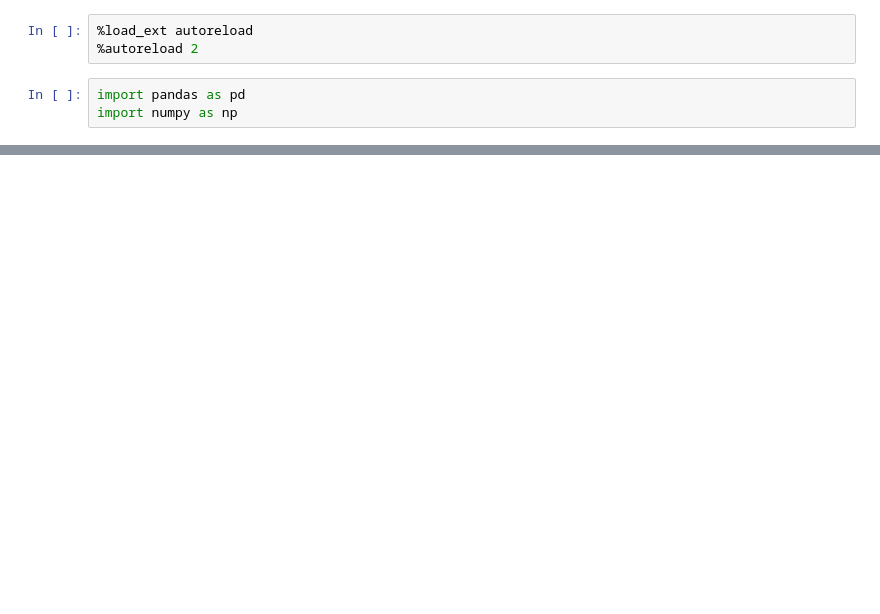
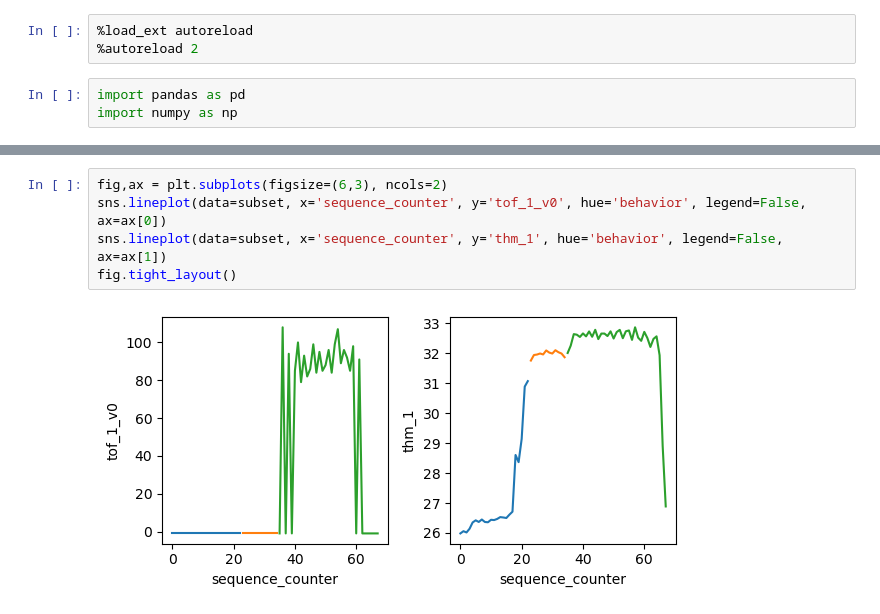
Before and after one commit to iguptasn/kaggle_cmi_bfrb, a Jupyter notebook: notebooks/test_notebook.ipynb, the cells around one changed output, grey strips where cells are left out. Cells and saved outputs as stored; diff of their text form; blank space fills up the shorter version.

```diff
--- a/notebooks/test_notebook.ipynb
+++ b/notebooks/test_notebook.ipynb
@@ -20,0 +58,7 @@ ModuleNotFoundError: No module named 'kaggle_evaluation'
+# %%
+fig,ax = plt.subplots(figsize=(6,3), ncols=2)
+sns.lineplot(data=subset, x='sequence_counter', y='tof_1_v0', hue='behavior', legend=False, ax=ax[0])
+sns.lineplot(data=subset, x='sequence_counter', y='thm_1', hue='behavior', legend=False, ax=ax[1])
+fig.tight_layout()
+# %% [output]
+[figure, added]
```
Also changed, not shown: parts of 7 cells of this notebook, 1 other file.
